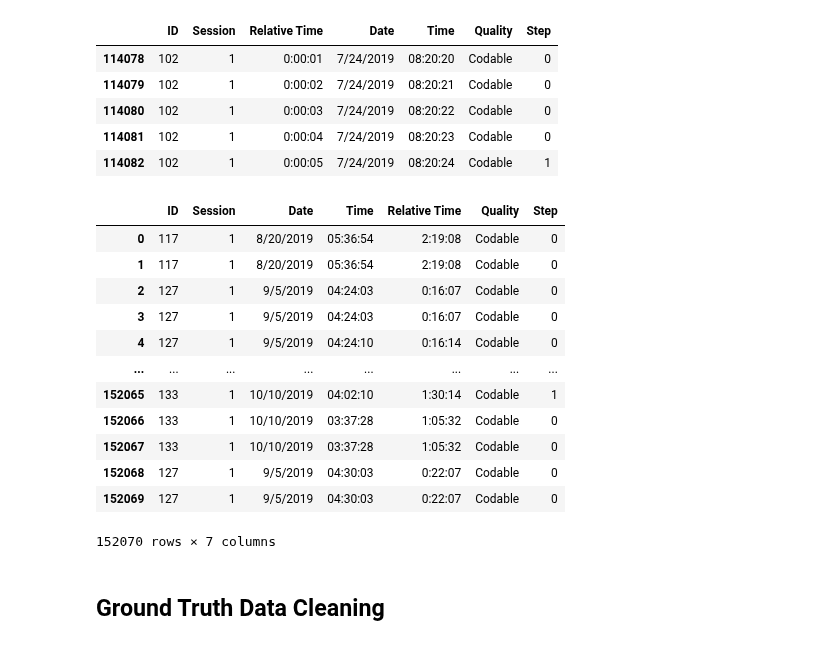
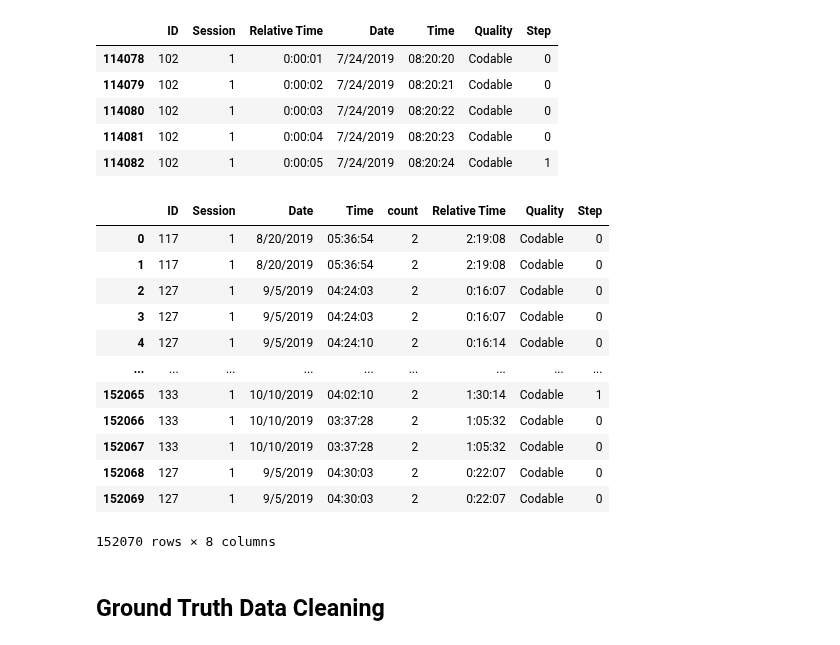
Before and after one commit to ksirohi7/DATA451-Steps, a Jupyter notebook: merge_behavior_steps.ipynb, the cells around one changed output. Drawn from its saved outputs; the diff is of its cells as text; code cells hidden in the pictures.

Commit message:
Updated merge ground truth notebook

```diff
--- a/merge_behavior_steps.ipynb
+++ b/merge_behavior_steps.ipynb
@@ -49,22 +49,22 @@ seconds.sort_values(["ID", "Session", "Date", "Time"]).head()
 # %%
 # Check for duplicate timestamps
 check = seconds[["ID", "Session", "Date", "Time"]].value_counts()
 # Duplicate timestamps were found, check for specific rows and step counts
-check[check > 1].reset_index().drop(0, axis=1).merge(right = seconds, on=["ID", "Session", "Date", "Time"])
+check[check > 1].reset_index().merge(right = seconds, on=["ID", "Session", "Date", "Time"])
 # %% [output]
-|  | ID | Session | Date | Time | Relative Time | Quality | Step |
-| 0 | 117 | 1 | 8/20/2019 | 05:36:54 | 2:19:08 | Codable | 0 |
-| 1 | 117 | 1 | 8/20/2019 | 05:36:54 | 2:19:08 | Codable | 0 |
-| 2 | 127 | 1 | 9/5/2019 | 04:24:03 | 0:16:07 | Codable | 0 |
-| 3 | 127 | 1 | 9/5/2019 | 04:24:03 | 0:16:07 | Codable | 0 |
-| 4 | 127 | 1 | 9/5/2019 | 04:24:10 | 0:16:14 | Codable | 0 |
-| ... | ... | ... | ... | ... | ... | ... | ... |
-| 152065 | 133 | 1 | 10/10/2019 | 04:02:10 | 1:30:14 | Codable | 1 |
-| 152066 | 133 | 1 | 10/10/2019 | 03:37:28 | 1:05:32 | Codable | 0 |
-| 152067 | 133 | 1 | 10/10/2019 | 03:37:28 | 1:05:32 | Codable | 0 |
-| 152068 | 127 | 1 | 9/5/2019 | 04:30:03 | 0:22:07 | Codable | 0 |
-| 152069 | 127 | 1 | 9/5/2019 | 04:30:03 | 0:22:07 | Codable | 0 |
+|  | ID | Session | Date | Time | count | Relative Time | Quality | Step |
+| 0 | 117 | 1 | 8/20/2019 | 05:36:54 | 2 | 2:19:08 | Codable | 0 |
+| 1 | 117 | 1 | 8/20/2019 | 05:36:54 | 2 | 2:19:08 | Codable | 0 |
+| 2 | 127 | 1 | 9/5/2019 | 04:24:03 | 2 | 0:16:07 | Codable | 0 |
+| 3 | 127 | 1 | 9/5/2019 | 04:24:03 | 2 | 0:16:07 | Codable | 0 |
+| 4 | 127 | 1 | 9/5/2019 | 04:24:10 | 2 | 0:16:14 | Codable | 0 |
+| ... | ... | ... | ... | ... | ... | ... | ... | ... |
+| 152065 | 133 | 1 | 10/10/2019 | 04:02:10 | 2 | 1:30:14 | Codable | 1 |
+| 152066 | 133 | 1 | 10/10/2019 | 03:37:28 | 2 | 1:05:32 | Codable | 0 |
+| 152067 | 133 | 1 | 10/10/2019 | 03:37:28 | 2 | 1:05:32 | Codable | 0 |
+| 152068 | 127 | 1 | 9/5/2019 | 04:30:03 | 2 | 0:22:07 | Codable | 0 |
+| 152069 | 127 | 1 | 9/5/2019 | 04:30:03 | 2 | 0:22:07 | Codable | 0 |
-152070 rows × 7 columns
+152070 rows × 8 columns
 # %% [markdown]
 ## Ground Truth Data Cleaning
 # %%
```
Also changed, not shown: parts of 30 cells of this notebook.
